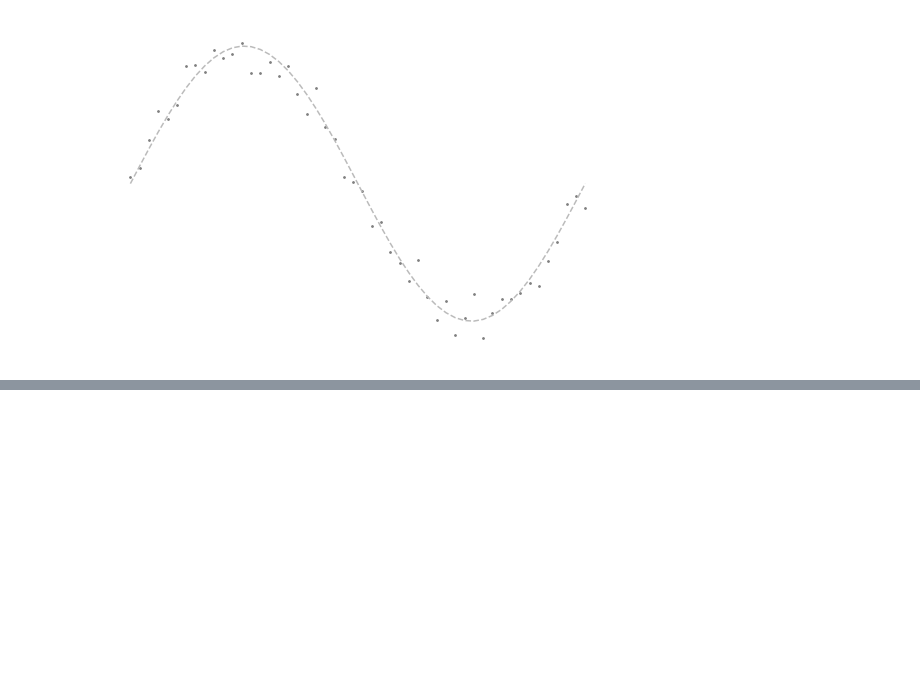
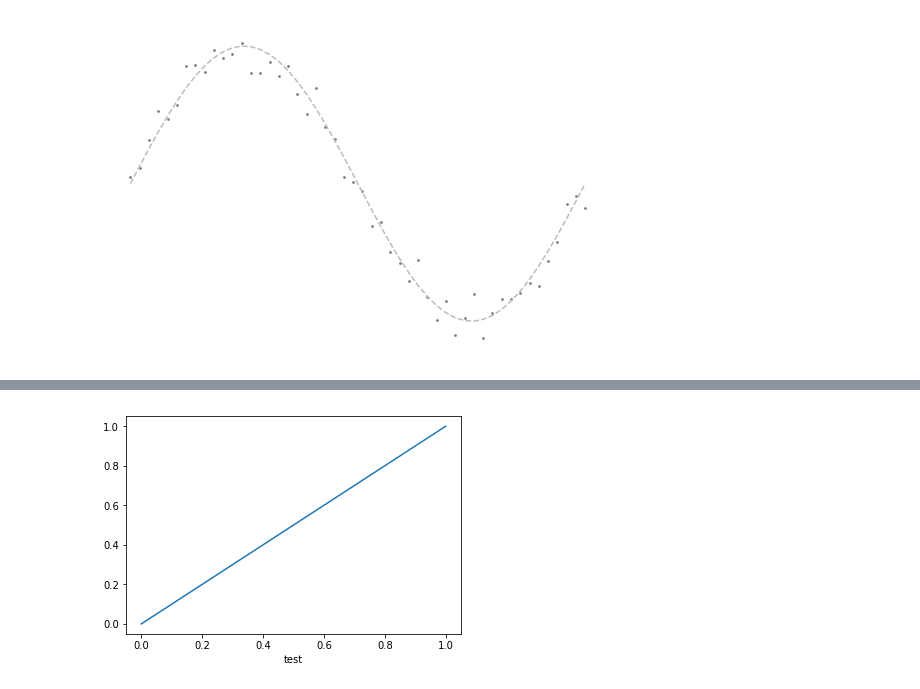
Before and after one commit to coreygirard/less, a Jupyter notebook: demo.ipynb, the cells around one changed output, grey strips where cells are left out. Cells and saved outputs as stored; diff of their text form; code cells hidden in the pictures; blank space fills up the shorter version.

```diff
--- a/demo.ipynb
+++ b/demo.ipynb
@@ -68,0 +113,8 @@ chart.render()
+# %%
+plt.figure()
+plt.plot([0,1],[0,1])
+ax = plt.gca()
+ax.set_xlabel('test')
+plt.show()
+# %% [output]
+[figure, added]
```
Also changed, not shown: parts of 5 cells of this notebook, 6 other files.
